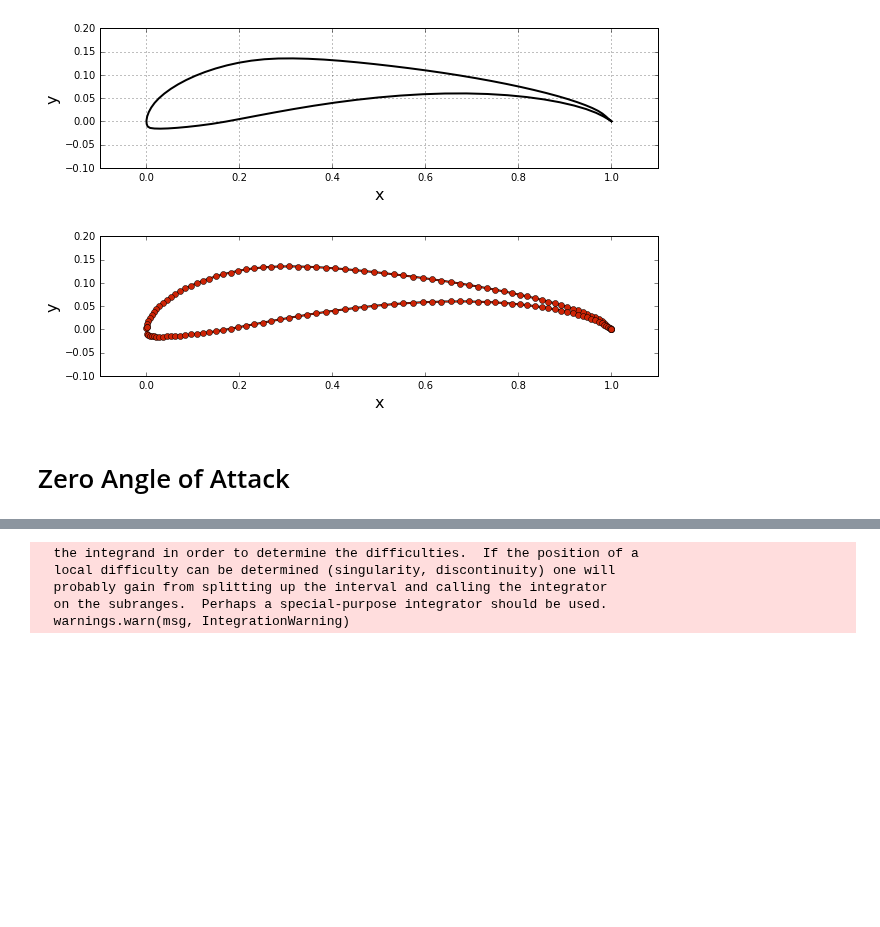
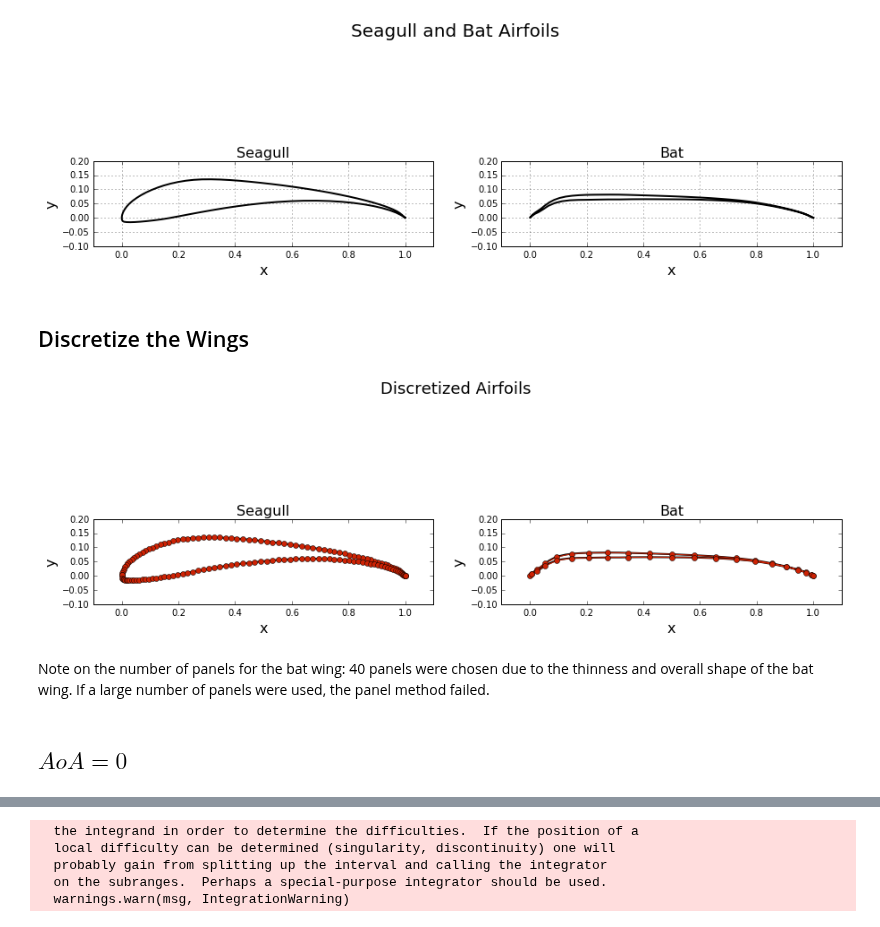
Before and after one commit to barbagroup/AeroPython-studentprojects2017, a Jupyter notebook: Pjgeno14/MyProject.ipynb, the cells around one changed output, grey strips where cells are left out. Cells and saved outputs as stored; diff of their text form; code cells hidden in the pictures; blank space fills up the shorter version.

```diff
--- a/Pjgeno14/MyProject.ipynb
+++ b/Pjgeno14/MyProject.ipynb
@@ -10,21 +18,36 @@ import os
 # %%
-# import geometry and plot to check
+# import geometry for each and plot to check
 x_gull = np.array([1.00000, .99838, .99417, .98825, .98075, .97111, .95884, .94389, .92639, .90641, .88406, .85947, .83277, .80412, .77369, .74166, .70823, .67360, .63798, .60158, .56465, .52744, .49025, .45340, .41721, .38193, .34777, .31488, .28347, .25370, .22541, .19846, .17286, .14863, .12591, .10482, .08545, .06789, .05223, .03855, .02694, .01755, .01028, .00495, .00155, .00005, .00044, .00264, .00789, .01718, .03006, .04627, .06561, .08787, .11282, .14020, .17006, .20278, .23840, .27673, .31750, .36044, .40519, .45139, .49860, .54639, .59428, .64176, .68832, .73344, .77660, .81729, .85500, .88928, .91966, .94573, .96693, .98255, .99268, .99825, 1.00000])
-
 y_gull = np.array([0.00000, .00126, .00494, .01037, .01646, .02250, .02853, .03476, .04116, .04768, .05427, .06089, .06749, .07402, .08044, .08671, .09277, .09859, .10412, .10935, .11425, .11881, .12303, .12683, .13011, .13271, .13447, .13526, .13505, .13346, .13037, .12594, .12026, .11355, .10598, .09770, .08879, .07940, .06965, .05968, .04966, .03961, .02954, .01969, .01033, .00178, -.00561, -.01120, -.01427, -.01550, -.01584, -.01532, -.01404, -.01202, -.00925, -.00563, -.00075, .00535, .01213, .01928, .02652, .03358, .04021, .04618, .05129, .05534, .05820, .05976, .05994, .05872, .05612, .05219, .04706, .04088, .03387, .02624, .01822, .01060, .00468, .00115, 0.00000])
 
+x_bat = np.array([1.00000,.99838,.99417,.98825,.98075,.97111,.95884,.94389,.92639,.90640,.88405,.85946,.83276,.80411,.77368,.74165,.70822,.67359,.63797,.60157,.56464,.52743,.49024,.45339,.41720,.38192,.34776,.31487,.28346,.25369,.22540,.19845,.17285,.14862,.12590,.10481,.08544,.06788,.05222,.03854,.02693,.01754,.01027,.00495,.00155,.00005,.00044,.00264,.00789,.01717,.03004,.04625,.06559,.08785,.11280,.14018,.17004,.20276,.23838,.27671,.31748,.36042,.40517,.45137,.49858,.54637,.59426,.64174,.68831,.73343,.77659,.81728,.85499,.88927,.91965,.94573,.96693,.98255,.99268,.99825,1.00000])
+y_bat = np.array([-.00035,.00043,.00248,.00543,.00910,.01331,.01770,.02225,.02709,.03206,.03718,.04251,.04765,.05253,.05697,.06070,.06384,.06663,.06912,.07119,.07301,.07462,.07608,.07736,.07848,.07954,.08051,.08122,.08137,.08120,.08098,.08051,.07939,.07745,.07442,.06969,.06283,.05360,.04255,.03149,.02363,.01729,.01128,.00514,.00172,-.00012,.00021,.00251,.00696,.01336,.01953,.02950,.04215,.05187,.05799,.06142,.06273,.06316,.06389,.06447,.06447,.06515,.06536,.06517,.06492,.06460,.06369,.06210,.05992,.05699,.05291,.04741,.04102,.03418,.02726,.02053,.01384,.00758,.00290,.00046,-.00027])
+
 # plot
-width = 10
-plt.figure(figsize=(width,width))
+plt.figure(figsize=(15,6))
+plt.suptitle('Seagull and Bat Airfoils', fontsize=20)
+
+plt.subplot(121)
 plt.grid()
+plt.title('Seagull', fontsize=16)
 plt.xlabel('x', fontsize = 16)
 plt.ylabel('y', fontsize = 16)
 plt.plot(x_gull, y_gull, color='k', linewidth=2, linestyle='-')
 plt.axis('scaled', adjustable='box')
 plt.xlim(-0.1, 1.1)
+plt.ylim(-0.1, 0.2)
+
+plt.subplot(122)
+plt.grid()
+plt.title('Bat', fontsize=16)
+plt.xlabel('x', fontsize = 16)
+plt.ylabel('y', fontsize = 16)
+plt.plot(x_bat, y_bat, color='k', linewidth=2, linestyle='-')
+plt.axis('scaled', adjustable='box')
+plt.xlim(-0.1, 1.1)
 plt.ylim(-0.1, 0.2);
 # %% [output]
-[figure, old version]
+[figure, new version]
 # %%
 class Panel:
     """
@@ -128,0 +149,2 @@ panels_gull = define_panels(x_gull, y_gull, N=150)
+# %% [markdown]
+## Discretize the Wings
@@ -129,7 +154,10 @@ panels_gull = define_panels(x_gull, y_gull, N=150)
 # %%
-# plot discretized geometry
-width = 10
-plt.figure(figsize=(width,width))
+# plot with panels
+plt.figure(figsize=(15,6))
+plt.suptitle('Discretized Airfoils', fontsize=18)
+
+plt.subplot(121)
+plt.title('Seagull', fontsize=16)
 plt.xlabel('x', fontsize=16)
 plt.ylabel('y', fontsize=16)
 plt.plot(x_gull, y_gull, color='k', linestyle='-', linewidth=2)
@@ -138,11 +166,25 @@ plt.plot(np.append([panel.xa for panel in panels_gull], panels_gull[0].xa),
          linestyle='-', linewidth=1, color='#CD2305', marker='o', markersize=6)
 plt.axis('scaled', adjustable='box')
 plt.xlim(-0.1, 1.1)
+plt.ylim(-0.1, 0.2)
+
+plt.subplot(122)
+plt.title('Bat', fontsize=16)
+plt.xlabel('x', fontsize=16)
+plt.ylabel('y', fontsize=16)
+plt.plot(x_bat, y_bat, color='k', linestyle='-', linewidth=2)
+plt.plot(np.append([panel.xa for panel in panels_bat], panels_bat[0].xa),
+         np.append([panel.ya for panel in panels_bat], panels_bat[0].ya),
+         linestyle='-', linewidth=1, color='#CD2305', marker='o', markersize=6)
+plt.axis('scaled', adjustable='box')
+plt.xlim(-0.1, 1.1)
 plt.ylim(-0.1, 0.2);
 # %% [output]
-[figure, old version]
+[figure, new version]
-# %% [markdown]
-# Zero Angle of Attack
+# %% [markdown]
+Note on the number of panels for the bat wing: 40 panels were chosen due to the thinness and overall shape of the bat wing. If a large number of panels were used, the panel method failed.
+# %% [markdown]
+## $AoA=0$
 # %%
 class Freestream:
     """
```
Also changed, not shown: parts of 211 cells of this notebook.
